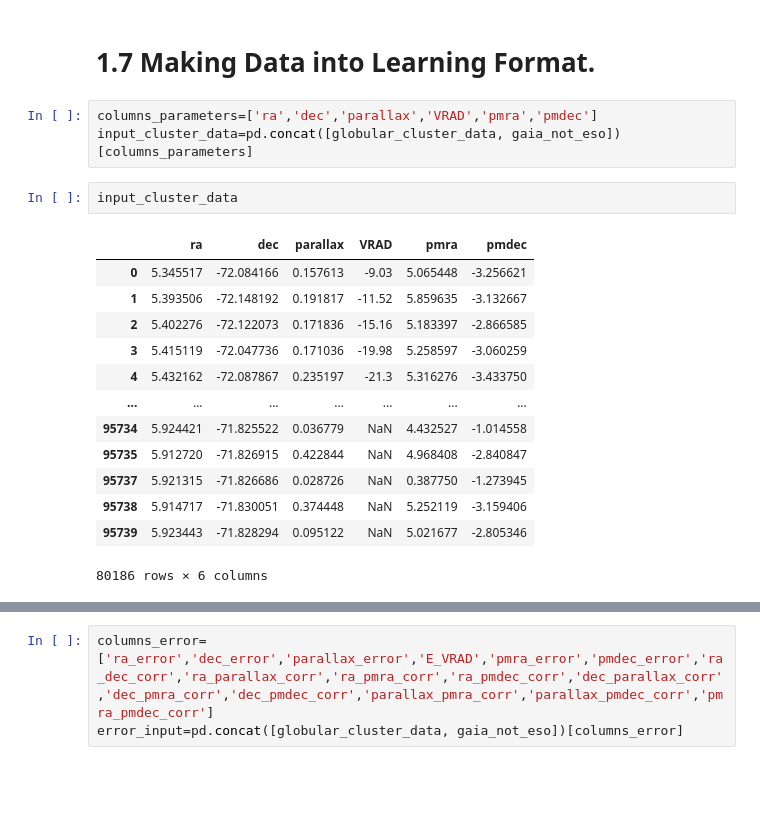
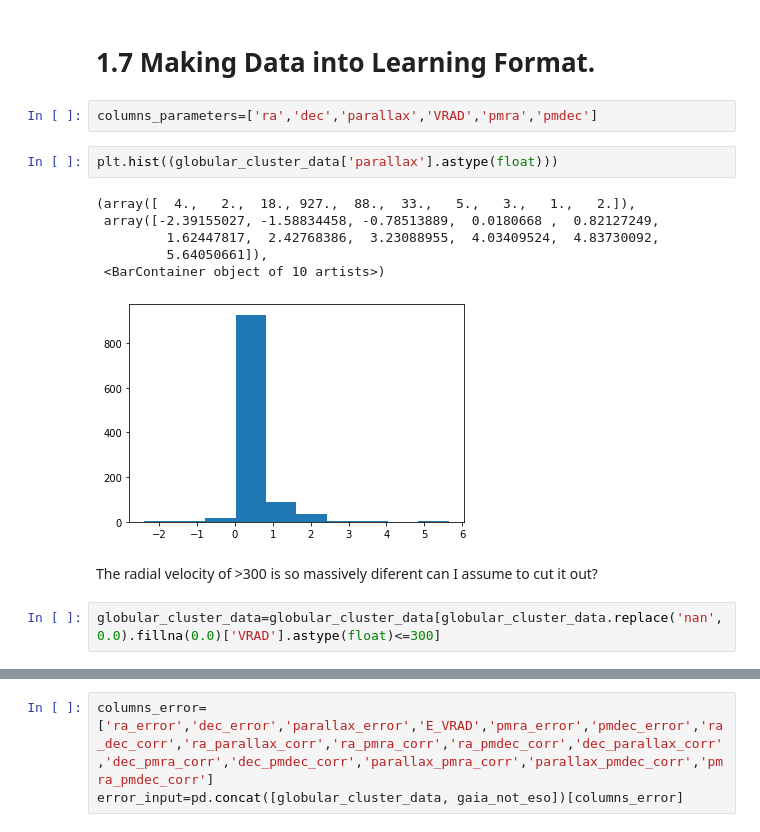
Before and after one commit to ocallam6/GES, a Jupyter notebook: Analysis/membership_prob.ipynb, the cells around one changed output, grey strips where cells are left out. Cells and saved outputs as stored; diff of their text form; blank space fills up the shorter version.

```diff
--- a/Analysis/membership_prob.ipynb
+++ b/Analysis/membership_prob.ipynb
@@ -138,20 +162,16 @@ After making a very conservative cut we are going to attempt to fit the BNN with
 # 1.7 Making Data into Learning Format.
 # %%
 columns_parameters=['ra','dec','parallax','VRAD','pmra','pmdec']
-input_cluster_data=pd.concat([globular_cluster_data, gaia_not_eso])[columns_parameters]
-# %%
-input_cluster_data
-# %% [output]
-|  | ra | dec | parallax | VRAD | pmra | pmdec |
-| 0 | 5.345517 | -72.084166 | 0.157613 | -9.03 | 5.065448 | -3.256621 |
-| 1 | 5.393506 | -72.148192 | 0.191817 | -11.52 | 5.859635 | -3.132667 |
-| 2 | 5.402276 | -72.122073 | 0.171836 | -15.16 | 5.183397 | -2.866585 |
-| 3 | 5.415119 | -72.047736 | 0.171036 | -19.98 | 5.258597 | -3.060259 |
-| 4 | 5.432162 | -72.087867 | 0.235197 | -21.3 | 5.316276 | -3.433750 |
-| ... | ... | ... | ... | ... | ... | ... |
-| 95734 | 5.924421 | -71.825522 | 0.036779 | NaN | 4.432527 | -1.014558 |
-| 95735 | 5.912720 | -71.826915 | 0.422844 | NaN | 4.968408 | -2.840847 |
-| 95737 | 5.921315 | -71.826686 | 0.028726 | NaN | 0.387750 | -1.273945 |
-| 95738 | 5.914717 | -71.830051 | 0.374448 | NaN | 5.252119 | -3.159406 |
-| 95739 | 5.923443 | -71.828294 | 0.095122 | NaN | 5.021677 | -2.805346 |
-80186 rows × 6 columns
+# %%
+plt.hist((globular_cluster_data['parallax'].astype(float)))
+# %% [output]
+(array([  4.,   2.,  18., 927.,  88.,  33.,   5.,   3.,   1.,   2.]),
+ array([-2.39155027, -1.58834458, -0.78513889,  0.0180668 ,  0.82127249,
+         1.62447817,  2.42768386,  3.23088955,  4.03409524,  4.83730092,
+         5.64050661]),
+ <BarContainer object of 10 artists>)
+[figure, added]
+# %% [markdown]
+The radial velocity of >300 is so massively diferent can I assume to cut it out?
+# %%
+globular_cluster_data=globular_cluster_data[globular_cluster_data.replace('nan',0.0).fillna(0.0)['VRAD'].astype(float)<=300]
```
Also changed, not shown: parts of 52 cells of this notebook, 2 other files.
